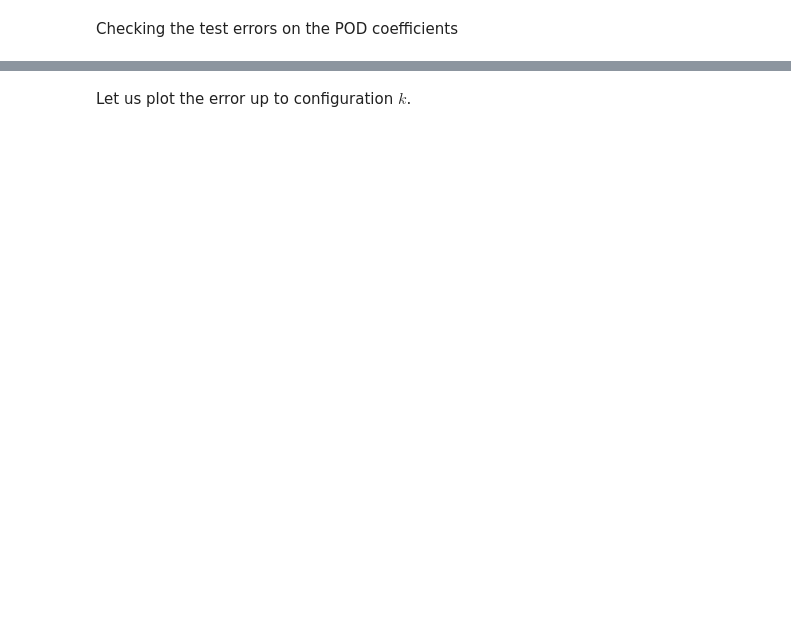
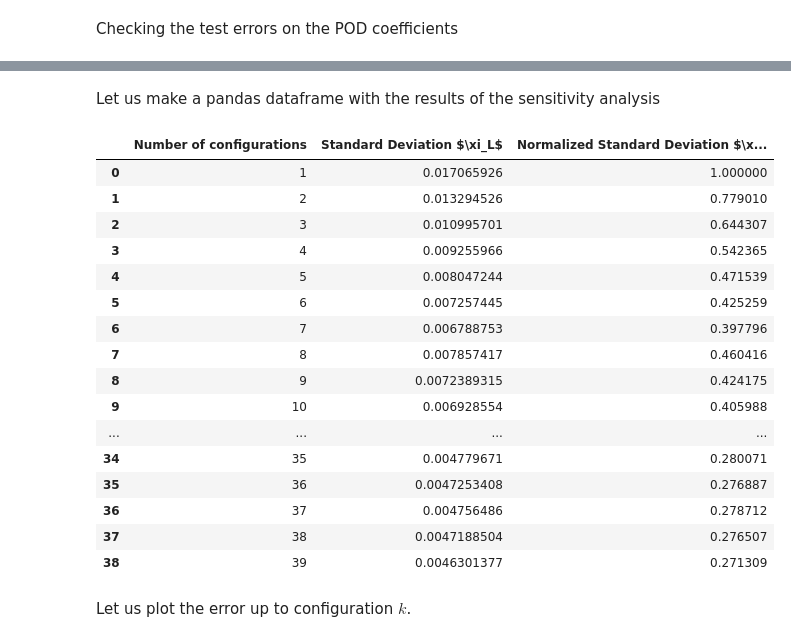
Before and after one commit to ERMETE-Lab/NuSHRED, a Jupyter notebook: Code/P2/03_sensitivity_ensemblesize.ipynb, the cells around one changed output, grey strips where cells are left out. Cells and saved outputs as stored; diff of their text form; code cells hidden in the pictures; blank space fills up the shorter version.

```diff
--- a/Code/P2/03_sensitivity_ensemblesize.ipynb
+++ b/Code/P2/03_sensitivity_ensemblesize.ipynb
@@ -311,2 +325,32 @@ Ytest_POD_pred = {
+# %% [markdown]
+Let us make a pandas dataframe with the results of the sensitivity analysis
+# %%
+import pandas as pd
+
+df = pd.DataFrame({
+    'Number of configurations': np.arange(1, len(Ytest_POD_pred['std'])+1,1),
+    r'Standard Deviation $\xi_L$': [Ytest_POD_pred['std'][ll].mean().cpu().detach().numpy() for ll in range(len(Ytest_POD_pred['std']))],
+    r'Normalized Standard Deviation $\xi_L/\xi_L^{\mathrm{max}}$': [Ytest_POD_pred['std'][ll].mean().cpu().detach().numpy()/Ytest_POD_pred['std'][0].mean().cpu().detach().numpy() for ll in range(len(Ytest_POD_pred['std']))]
+})
+
+df
+# %% [output]
+|  | Number of configurations | Standard Deviation $\xi_L$ | Normalized Standard Deviation $\x... |
+| 0 | 1 | 0.017065926 | 1.000000 |
+| 1 | 2 | 0.013294526 | 0.779010 |
+| 2 | 3 | 0.010995701 | 0.644307 |
+| 3 | 4 | 0.009255966 | 0.542365 |
+| 4 | 5 | 0.008047244 | 0.471539 |
+| 5 | 6 | 0.007257445 | 0.425259 |
+| 6 | 7 | 0.006788753 | 0.397796 |
+| 7 | 8 | 0.007857417 | 0.460416 |
+| 8 | 9 | 0.0072389315 | 0.424175 |
+| 9 | 10 | 0.006928554 | 0.405988 |
+| ... | ... | ... | ... |
+| 34 | 35 | 0.004779671 | 0.280071 |
+| 35 | 36 | 0.0047253408 | 0.276887 |
+| 36 | 37 | 0.004756486 | 0.278712 |
+| 37 | 38 | 0.0047188504 | 0.276507 |
+| 38 | 39 | 0.0046301377 | 0.271309 |
 # %% [markdown]
 Let us plot the error up to configuration $k$.
```
Also changed, not shown: parts of 6 cells of this notebook.
